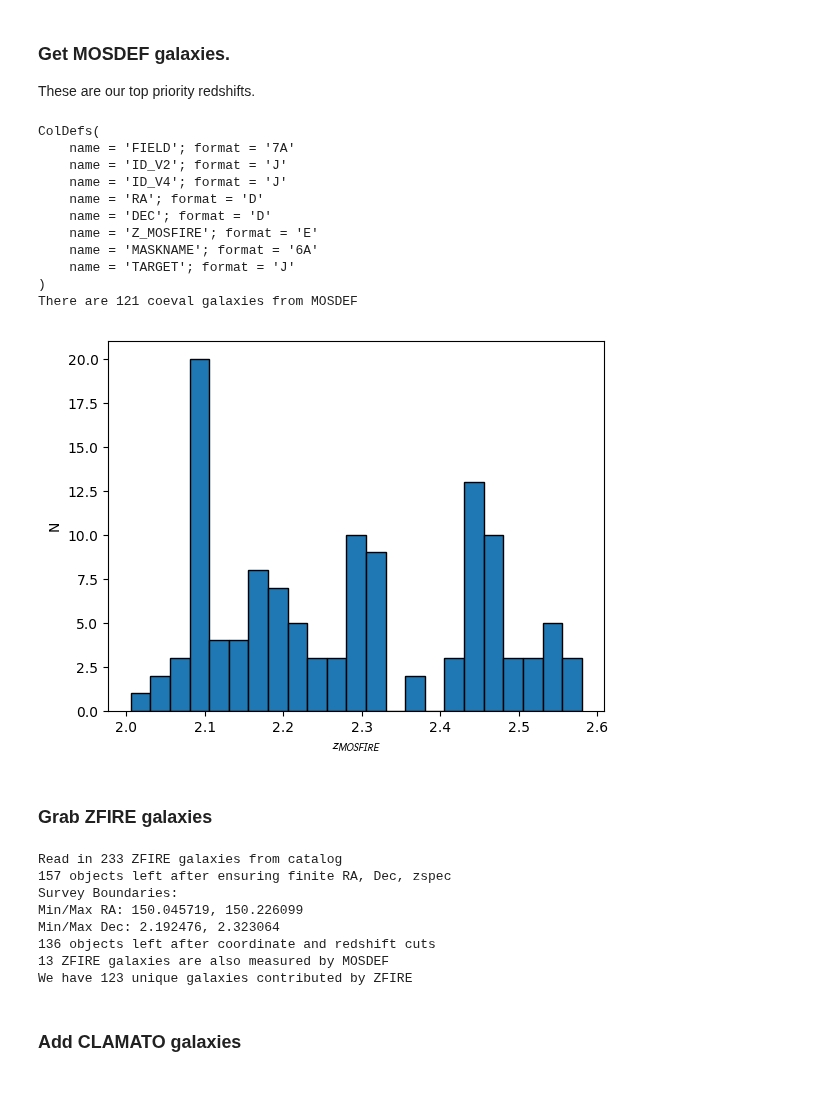
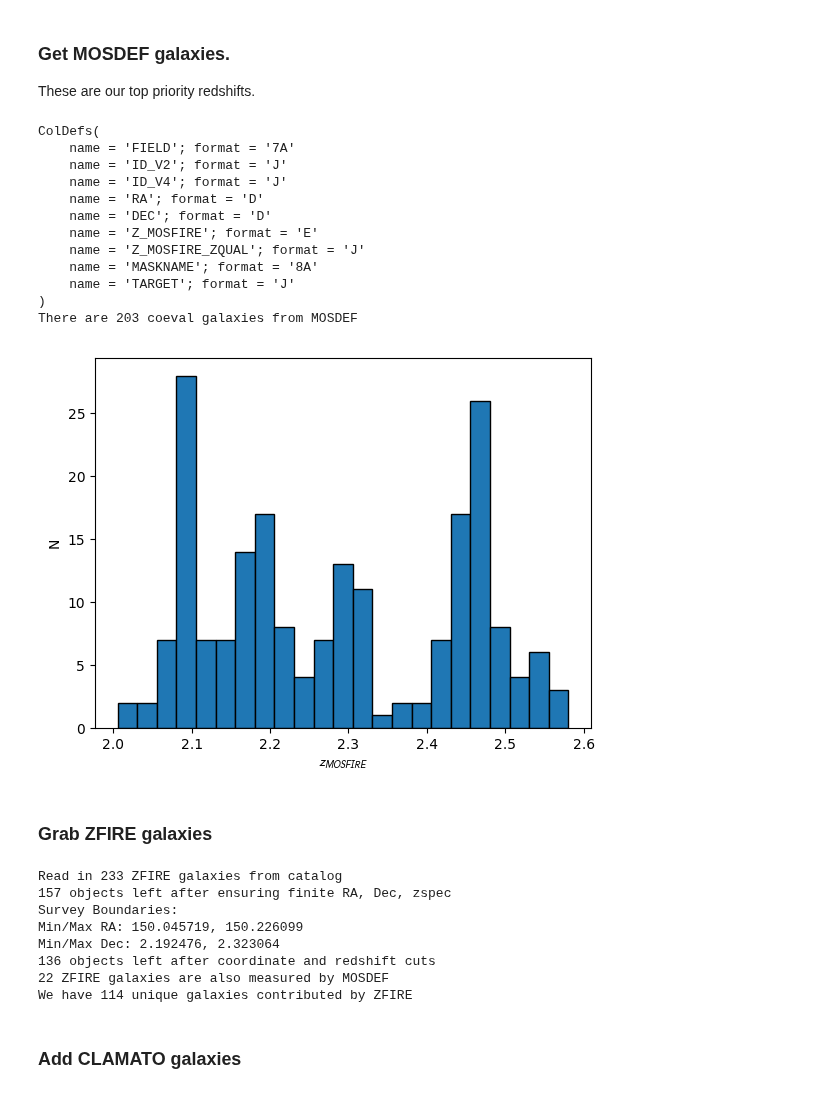
Before and after one commit to kheegan/crosscorr2017, a Jupyter notebook: grab_coeval_gal_cl2017.ipynb, the cells around one changed output. Drawn from its saved outputs; the diff is of its cells as text; code cells hidden in the pictures.

Commit message:
Updated MOSDEF to final redshifts (v3 cat and v4.1 analysis)

```diff
--- a/grab_coeval_gal_cl2017.ipynb
+++ b/grab_coeval_gal_cl2017.ipynb
@@ -52,10 +52,11 @@ Comoving distance to z=2.300000 (in Mpc): 5534.409721 Mpc
 These are our top priority redshifts.
 # %%
 catdir = '/Users/kheegan/lya/3d_recon/ts/ts_cats/'
-mosdef2016_fil = catdir+'mosdef_zcat.16aug2016.fits'
+mosdef_fil = catdir+'mosdef_zcat.final.fits'
+#mosdef2016_fil = catdir+'mosdef_zcat.16aug2016.fits'
 #mosdef2015_fil = catdir+'mosdef_zcat.1oct2015.fits'
 
-catmd = fits.open(mosdef2016_fil)
+catmd = fits.open(mosdef_fil)
 
 print(catmd[1].columns)
 
@@ -94,36 +95,37 @@ ax.hist(catmddata['Z_MOSFIRE'],bins=np.arange(min(catmddata['Z_MOSFIRE']),
        ec='black')
 ax.set_xlabel(r'$z_{MOSFIRE}$')
 ax.set_ylabel('N')
 plt.show()
 
 # Initialize catalog and SkyCoord for all galaxies
 ra_all  = ra_md
 dec_all = dec_md
 z_all   = catmddata['Z_MOSFIRE']
 id_all = catmddata['ID_V4']
 source_all = np.asarray(['MOSDEF']*len(catmddata))
 SkyCoord_all = MosdefCoord
 
 # This is the same, but keeps track of a list which does not remove overlaps
 ra_ol  = ra_md
 dec_ol = dec_md
 z_ol   = catmddata['Z_MOSFIRE']
 id_ol = catmddata['ID_V4']
 source_ol = np.asarray(['MOSDEF']*len(catmddata))
 SkyCoord_ol = MosdefCoord
 # %% [output]
 ColDefs(
     name = 'FIELD'; format = '7A'
     name = 'ID_V2'; format = 'J'
     name = 'ID_V4'; format = 'J'
     name = 'RA'; format = 'D'
     name = 'DEC'; format = 'D'
     name = 'Z_MOSFIRE'; format = 'E'
-    name = 'MASKNAME'; format = '6A'
+    name = 'Z_MOSFIRE_ZQUAL'; format = 'J'
+    name = 'MASKNAME'; format = '8A'
     name = 'TARGET'; format = 'J'
 )
-There are 121 coeval galaxies from MOSDEF
+There are 203 coeval galaxies from MOSDEF
-[figure, old version]
+[figure, new version]
 # %% [markdown]
 ###  Grab ZFIRE galaxies
 # %%
@@ -230,8 +232,8 @@ Survey Boundaries:
 Min/Max RA: 150.045719, 150.226099
 Min/Max Dec: 2.192476, 2.323064
 136 objects left after coordinate and redshift cuts
-13 ZFIRE galaxies are also measured by MOSDEF
-We have 123 unique galaxies contributed by ZFIRE
+22 ZFIRE galaxies are also measured by MOSDEF
+We have 114 unique galaxies contributed by ZFIRE
 # %% [markdown]
 ### Add CLAMATO galaxies
 # %%
```
Also changed, not shown: parts of 13 cells of this notebook, 1 other file.
